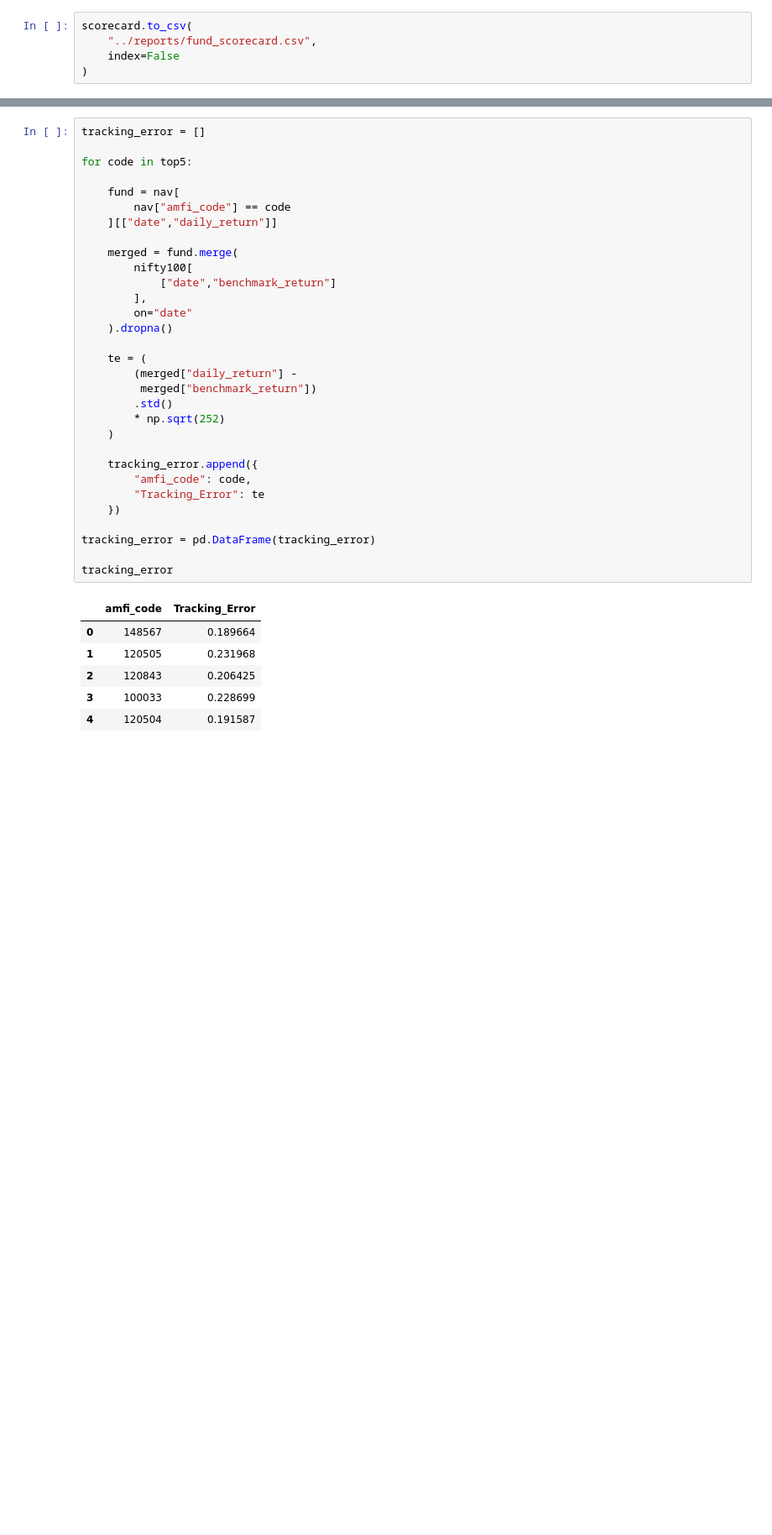
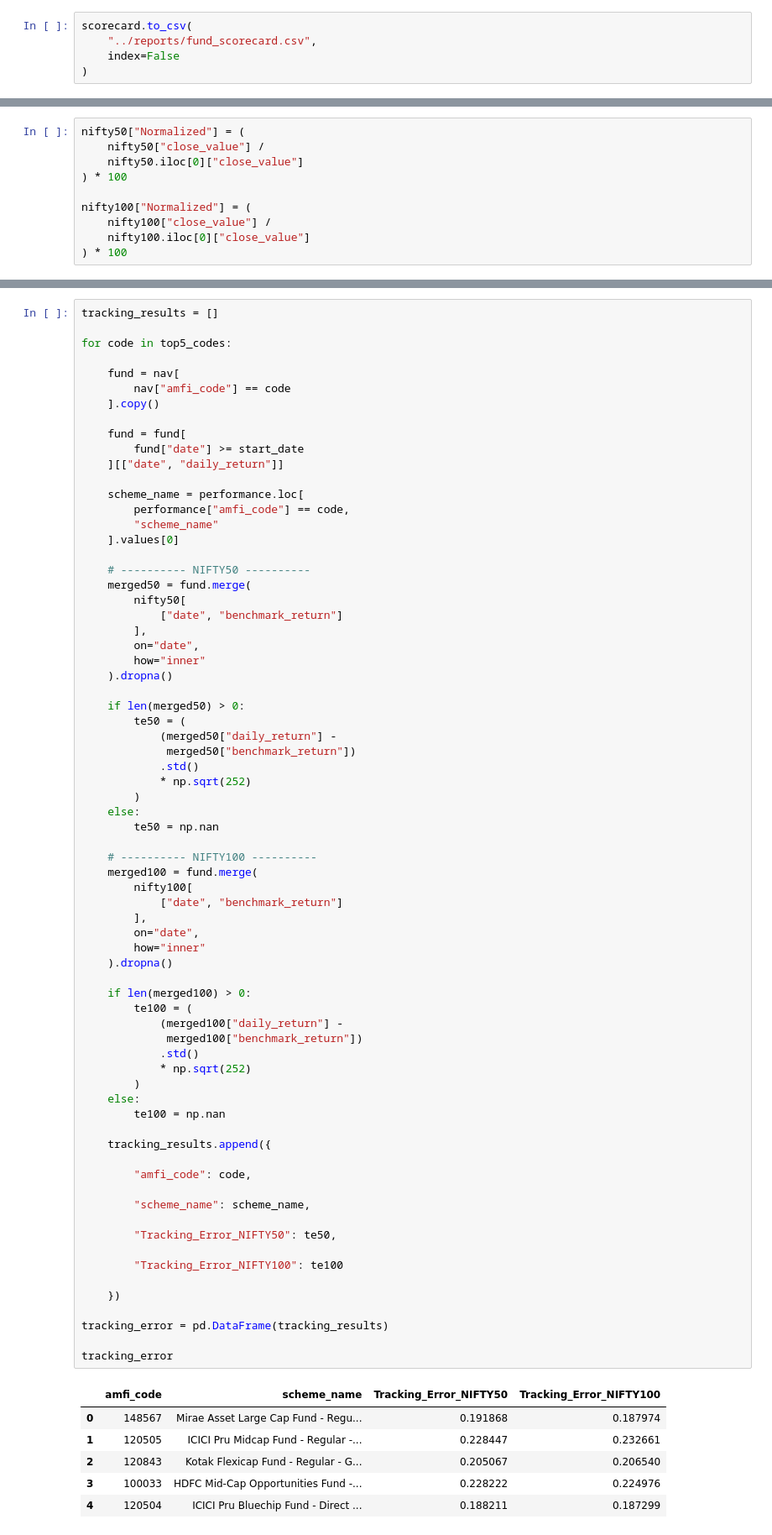
Before and after one commit to ricky01-404/BLUESTOCK_MF_CAPSTONE, a Jupyter notebook: notebooks/performance_analytics.ipynb, the cells around one changed output, grey strips where cells are left out. Shown at 84% size. Cells and saved outputs as stored; diff of their text form; blank space fills up the shorter version.

```diff
--- a/notebooks/performance_analytics.ipynb
+++ b/notebooks/performance_analytics.ipynb
@@ -711,0 +813,10 @@ plt.show()
+# %%
+nifty50["Normalized"] = (
+    nifty50["close_value"] /
+    nifty50.iloc[0]["close_value"]
+) * 100
+
+nifty100["Normalized"] = (
+    nifty100["close_value"] /
+    nifty100.iloc[0]["close_value"]
+) * 100
@@ -712,38 +858,78 @@ plt.show()
 # %%
-tracking_error = []
+tracking_results = []
 
-for code in top5:
+for code in top5_codes:
 
     fund = nav[
         nav["amfi_code"] == code
-    ][["date","daily_return"]]
+    ].copy()
 
-    merged = fund.merge(
-        nifty100[
-            ["date","benchmark_return"]
+    fund = fund[
+        fund["date"] >= start_date
+    ][["date", "daily_return"]]
+
+    scheme_name = performance.loc[
+        performance["amfi_code"] == code,
+        "scheme_name"
+    ].values[0]
+
+    # ---------- NIFTY50 ----------
+    merged50 = fund.merge(
+        nifty50[
+            ["date", "benchmark_return"]
         ],
-        on="date"
+        on="date",
+        how="inner"
     ).dropna()
 
-    te = (
-        (merged["daily_return"] -
-         merged["benchmark_return"])
-        .std()
-        * np.sqrt(252)
-    )
+    if len(merged50) > 0:
+        te50 = (
+            (merged50["daily_return"] -
+             merged50["benchmark_return"])
+            .std()
+            * np.sqrt(252)
+        )
+    else:
+        te50 = np.nan
 
-    tracking_error.append({
+    # ---------- NIFTY100 ----------
+    merged100 = fund.merge(
+        nifty100[
+            ["date", "benchmark_return"]
+        ],
+        on="date",
+        how="inner"
+    ).dropna()
+
+    if len(merged100) > 0:
+        te100 = (
+            (merged100["daily_return"] -
+             merged100["benchmark_return"])
+            .std()
+            * np.sqrt(252)
+        )
+    else:
+        te100 = np.nan
+
+    tracking_results.append({
+
         "amfi_code": code,
-        "Tracking_Error": te
+
+        "scheme_name": scheme_name,
+
+        "Tracking_Error_NIFTY50": te50,
+
+        "Tracking_Error_NIFTY100": te100
+
     })
 
-tracking_error = pd.DataFrame(tracking_error)
+tracking_error = pd.DataFrame(tracking_results)
 
 tracking_error
 # %% [output]
-|  | amfi_code | Tracking_Error |
-| 0 | 148567 | 0.189664 |
-| 1 | 120505 | 0.231968 |
-| 2 | 120843 | 0.206425 |
-| 3 | 100033 | 0.228699 |
-| 4 | 120504 | 0.191587 |
+|  | amfi_code | scheme_name | Tracking_Error_NIFTY50 | Tracking_Error_NIFTY100 |
+| 0 | 148567 | Mirae Asset Large Cap Fund - Regu... | 0.191868 | 0.187974 |
+| 1 | 120505 | ICICI Pru Midcap Fund - Regular -... | 0.228447 | 0.232661 |
+| 2 | 120843 | Kotak Flexicap Fund - Regular - G... | 0.205067 | 0.206540 |
+| 3 | 100033 | HDFC Mid-Cap Opportunities Fund -... | 0.228222 | 0.224976 |
+| 4 | 120504 | ICICI Pru Bluechip Fund - Direct ... | 0.188211 | 0.187299 |
```
Also changed, not shown: parts of 11 cells of this notebook, 5 other files.
